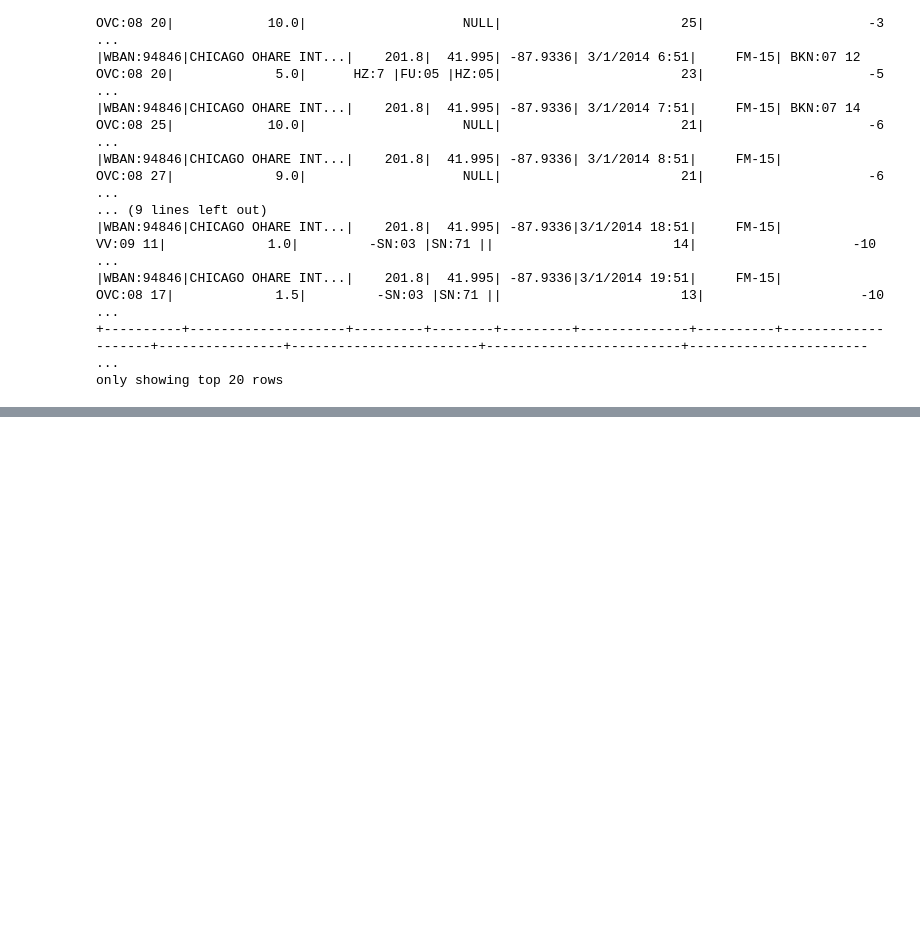
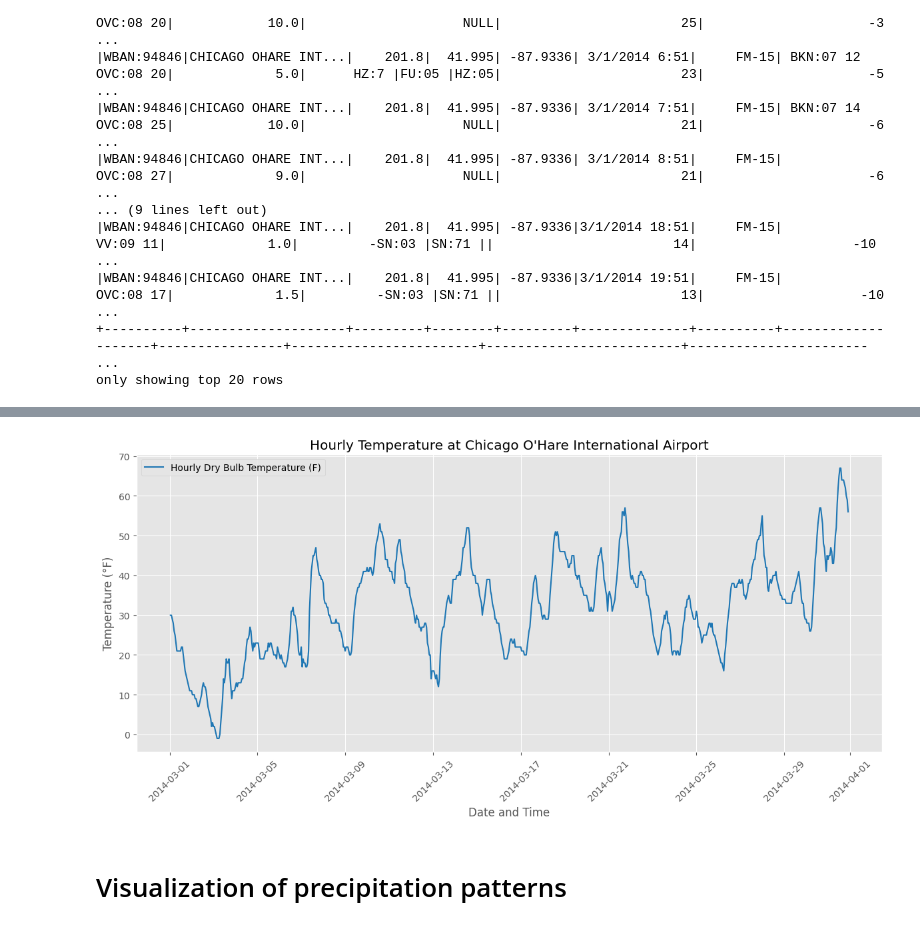
Before and after one commit to poojab2813/603-project, a Jupyter notebook: 603_project.ipynb, the cells around one changed output, grey strips where cells are left out. Cells and saved outputs as stored; diff of their text form; code cells hidden in the pictures; blank space fills up the shorter version.

```diff
--- a/603_project.ipynb
+++ b/603_project.ipynb
@@ -119,0 +379,30 @@ only showing top 20 rows
+# %%
+from pyspark.sql.functions import to_timestamp
+import matplotlib.pyplot as plt
+
+# Convert the DATE column to timestamp if it's in string format
+df = df_weather.withColumn("Timestamp", to_timestamp("DATE", "M/d/yyyy H:mm"))  # Adjust the date format string as necessary
+
+# Select only the relevant columns
+time_temp_df = df.select("Timestamp", "HourlyDryBulbTemperatureF").na.drop()
+
+# Collect the data to local for plotting (Note: ensure this is feasible memory-wise, depending on your data size)
+pandas_df = time_temp_df.toPandas()
+
+# Sort by date to ensure correct plotting
+pandas_df.sort_values('Timestamp', inplace=True)
+# %%
+plt.figure(figsize=(12, 6))
+plt.plot(pandas_df['Timestamp'], pandas_df['HourlyDryBulbTemperatureF'], label='Hourly Dry Bulb Temperature (F)', color='tab:blue')
+plt.title('Hourly Temperature at Chicago O\'Hare International Airport')
+plt.xlabel('Date and Time')
+plt.ylabel('Temperature (°F)')
+plt.grid(True)
+plt.legend()
+plt.xticks(rotation=45)
+plt.tight_layout()  # Adjust layout to make room for rotated x-axis labels
+plt.show()
+# %% [output]
+[figure, added]
+# %% [markdown]
+# Visualization of precipitation patterns
```
Also changed, not shown: parts of 32 cells of this notebook.
